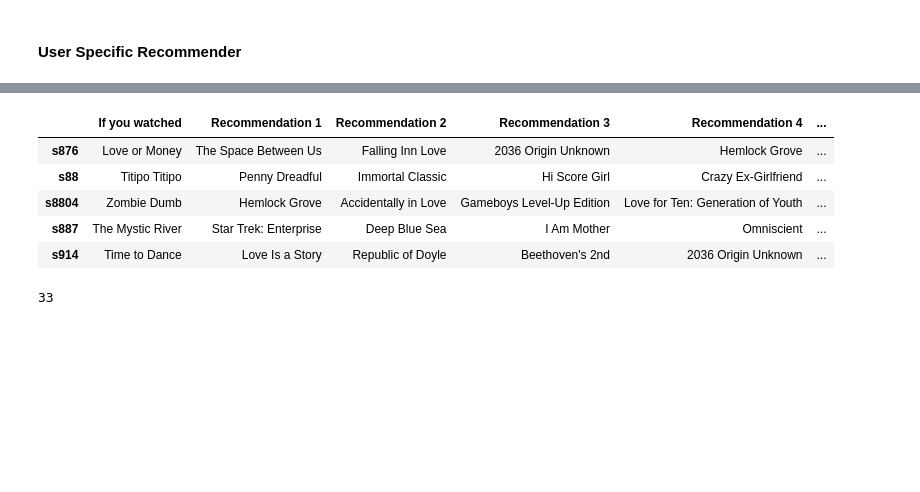
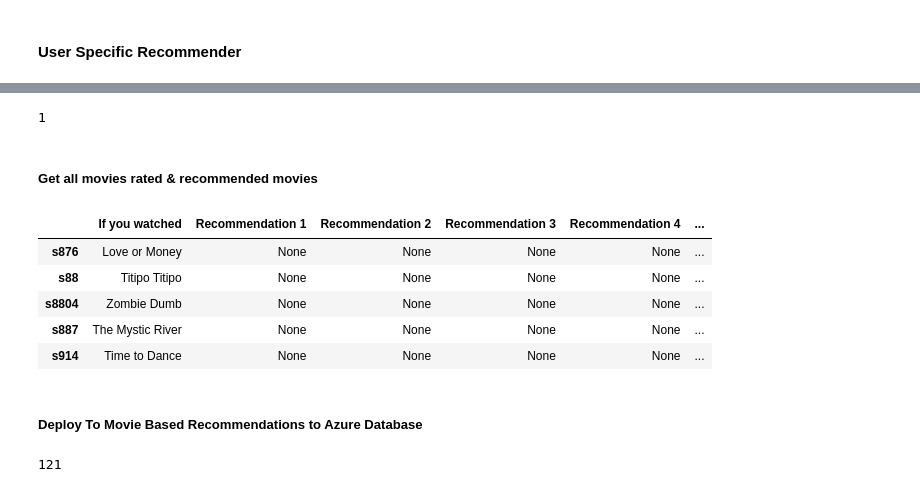
Before and after one commit to sand20man/Winter_Intex_1-10, a Jupyter notebook: ML_Pipeline.ipynb, the cells around one changed output, grey strips where cells are left out. Saved outputs shown, nothing was run; the diff lists cells and outputs as text; code cells hidden in the pictures; blank space fills up the shorter version.

Commit message:
More recommendation stuff

```diff
--- a/ML_Pipeline.ipynb
+++ b/ML_Pipeline.ipynb
@@ -684,36 +712,72 @@ If you like Equestria Girls: Tales of Canterlot High, you may also enjoy:
+# %%
+from sqlalchemy import String, create_engine
+import pandas as pd
+
+# Define your Azure SQL connection details
+server = '1-10intex.database.windows.net'
+database = 'Movies'
+username = 'pigadmin'
+password = 'Superduperstrongpassword!'
+driver = 'ODBC Driver 18 for SQL Server'  # Or other valid installed driver
+
+# Encode the driver string for URL
+driver_encoded = driver.replace(' ', '+')
+
+# Create the connection URL
+connection_string = f'mssql+pyodbc://{username}:{password}@{server}:1433/{database}?driver={driver_encoded}&Encrypt=yes&TrustServerCertificate=no&Connection Timeout=30'
+
+# Create SQLAlchemy engine
+engine = create_engine(connection_string)
+
+# df_user_recs = df_user_recs.reset_index().rename(columns={'index': 'show_id'})
+df_user_recs.to_sql(
+    'user_rating_recommendations',
+    con=engine,
+    if_exists='replace',
+    chunksize=1000)
+# %% [output]
+1
+# %% [markdown]
+##### Get all movies rated & recommended movies
 # %%
 # How many recommendations per movie would you like?
 k = 5
 
 # Get a list of recommendations for all movies; you can store this list as a "trained model" of sorts
 df_recommendations = pd.DataFrame(columns=['If you watched'], index=item_mapper)
 for i in range(1, k):
     df_recommendations[f'Recommendation {i}'] = None
 
 for row in df_recommendations.itertuples():
     # Get a ranked list of recommendati ons
     rec_ids, rec_distances = recommend(row[0], X, item_mapper, item_inv_mapper, k=k, messages=False)
 
     # Get the title of the 'watched' movie in this row
     df_recommendations.at[row[0], 'If you watched'] = df_movies.loc[df_movies['show_id'] == row[0], 'title'].values[0]
 
     # Get the titles of the recommended movies
     for i, r in enumerate(rec_ids):
+        # print(rec_ids)
         # df_recommendations.at[row[0], f'Recommendation {i+1}'] = df_movies.at[r, 'title']
         title_match = df_movies.loc[df_movies['show_id'] == r, 'title']
-        if not title_match.empty:
-            df_recommendations.at[row[0], f'Recommendation {i+1}'] = title_match.values[0]
-        else:
-            df_recommendations.at[row[0], f'Recommendation {i+1}'] = '[Title not found]'
+        df_recommendations.at[row[0], f'Rec. {i+1} show_id'] = r
+        # if not title_match.empty:
+        #     df_recommendations.at[row[0], f'Recommendation {i+1}'] = title_match.values[0]
+        # else:
+        #     df_recommendations.at[row[0], f'Recommendation {i+1}'] = '[Title not found]'
 
+
+# df_recommendations = df_recommendations[['If you watched','Rec. 1 show_id','Rec. 2 show_id','Rec. 3 show_id','Rec. 4 show_id','Rec. 5 show_id','Recommendation 1','Recommendation 2','Recommendation 3','Recommendation 4','Recommendation 5']]
 df_recommendations.tail()
 # %% [output]
 |  | If you watched | Recommendation 1 | Recommendation 2 | Recommendation 3 | Recommendation 4 | ... |
-| s876 | Love or Money | The Space Between Us | Falling Inn Love | 2036 Origin Unknown | Hemlock Grove | ... |
-| s88 | Titipo Titipo | Penny Dreadful | Immortal Classic | Hi Score Girl | Crazy Ex-Girlfriend | ... |
-| s8804 | Zombie Dumb | Hemlock Grove | Accidentally in Love | Gameboys Level-Up Edition | Love for Ten: Generation of Youth | ... |
-| s887 | The Mystic River | Star Trek: Enterprise | Deep Blue Sea | I Am Mother | Omniscient | ... |
-| s914 | Time to Dance | Love Is a Story | Republic of Doyle | Beethoven's 2nd | 2036 Origin Unknown | ... |
+| s876 | Love or Money | None | None | None | None | ... |
+| s88 | Titipo Titipo | None | None | None | None | ... |
+| s8804 | Zombie Dumb | None | None | None | None | ... |
+| s887 | The Mystic River | None | None | None | None | ... |
+| s914 | Time to Dance | None | None | None | None | ... |
+# %% [markdown]
+##### Deploy To Movie Based Recommendations to Azure Database
 # %%
 from sqlalchemy import String, create_engine
 import pandas as pd
@@ -734,11 +798,11 @@ connection_string = f'mssql+pyodbc://{username}:{password}@{server}:1433/{databa
 # Create SQLAlchemy engine
 engine = create_engine(connection_string)
 
-df_recommendations = df_recommendations.reset_index().rename(columns={'index': 'user_id'})
+df_recommendations = df_recommendations.reset_index().rename(columns={'index': 'show_id'})
 df_recommendations.to_sql(
-    'movie_recommendations',
+    'movie_rating_recommendations',
     con=engine,
-    if_exists='append',
+    if_exists='replace',
     chunksize=1000)
 # %% [output]
-33
+121
```
Also changed, not shown: parts of 4 cells of this notebook, 1 other file.
